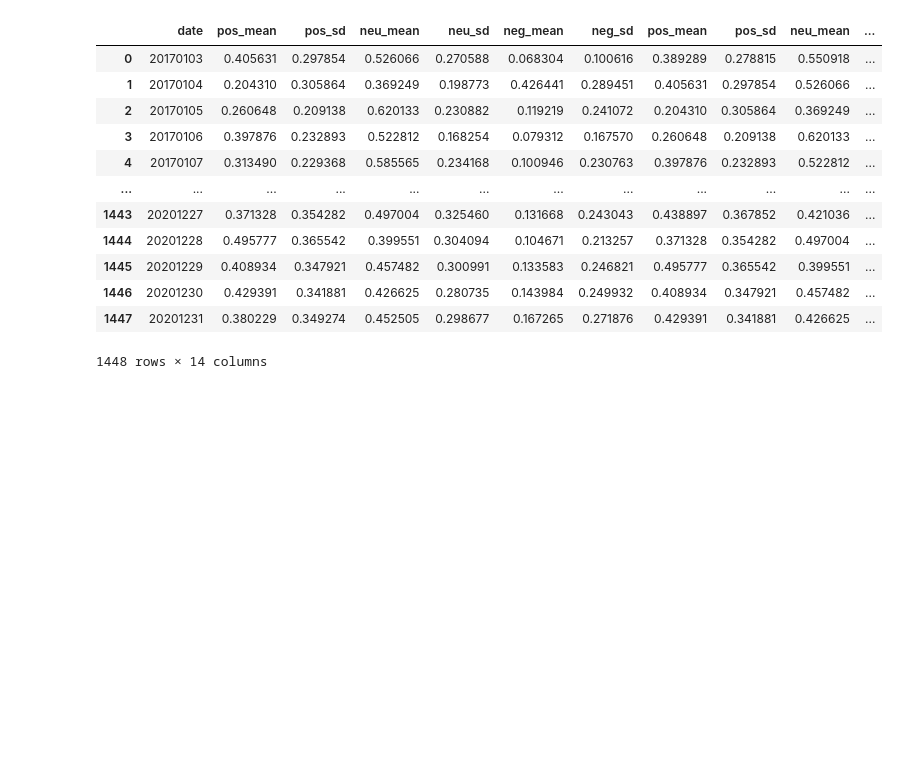
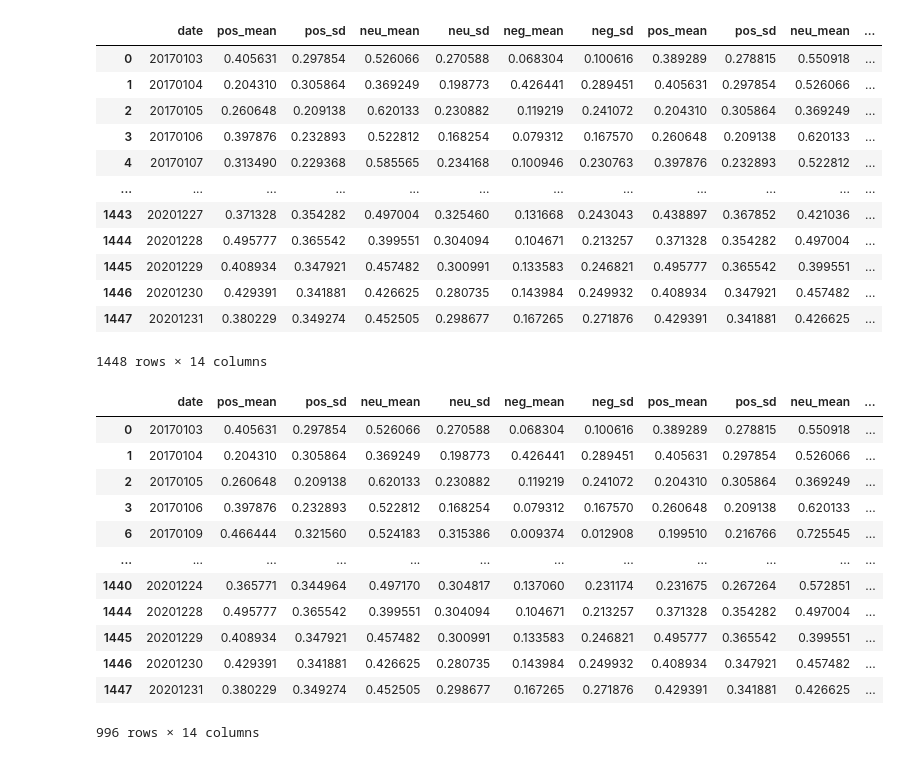
Before and after one commit to nbowen3/cs475_project, a Jupyter notebook: Find_label.ipynb, the cells around one changed output. Cells and saved outputs as stored; diff of their text form; code cells hidden in the pictures; blank space fills up the shorter version.

```diff
--- a/Find_label.ipynb
+++ b/Find_label.ipynb
@@ -95,3 +90,20 @@ dataframe
 | 1446 | 20201230 | 0.429391 | 0.341881 | 0.426625 | 0.280735 | 0.143984 | 0.249932 | 0.408934 | 0.347921 | 0.457482 | ... |
 | 1447 | 20201231 | 0.380229 | 0.349274 | 0.452505 | 0.298677 | 0.167265 | 0.271876 | 0.429391 | 0.341881 | 0.426625 | ... |
 1448 rows × 14 columns
+# %%
+dataframe = dataframe.dropna()
+dataframe
+# %% [output]
+|  | date | pos_mean | pos_sd | neu_mean | neu_sd | neg_mean | neg_sd | pos_mean | pos_sd | neu_mean | ... |
+| 0 | 20170103 | 0.405631 | 0.297854 | 0.526066 | 0.270588 | 0.068304 | 0.100616 | 0.389289 | 0.278815 | 0.550918 | ... |
+| 1 | 20170104 | 0.204310 | 0.305864 | 0.369249 | 0.198773 | 0.426441 | 0.289451 | 0.405631 | 0.297854 | 0.526066 | ... |
+| 2 | 20170105 | 0.260648 | 0.209138 | 0.620133 | 0.230882 | 0.119219 | 0.241072 | 0.204310 | 0.305864 | 0.369249 | ... |
+| 3 | 20170106 | 0.397876 | 0.232893 | 0.522812 | 0.168254 | 0.079312 | 0.167570 | 0.260648 | 0.209138 | 0.620133 | ... |
+| 6 | 20170109 | 0.466444 | 0.321560 | 0.524183 | 0.315386 | 0.009374 | 0.012908 | 0.199510 | 0.216766 | 0.725545 | ... |
+| ... | ... | ... | ... | ... | ... | ... | ... | ... | ... | ... | ... |
+| 1440 | 20201224 | 0.365771 | 0.344964 | 0.497170 | 0.304817 | 0.137060 | 0.231174 | 0.231675 | 0.267264 | 0.572851 | ... |
+| 1444 | 20201228 | 0.495777 | 0.365542 | 0.399551 | 0.304094 | 0.104671 | 0.213257 | 0.371328 | 0.354282 | 0.497004 | ... |
+| 1445 | 20201229 | 0.408934 | 0.347921 | 0.457482 | 0.300991 | 0.133583 | 0.246821 | 0.495777 | 0.365542 | 0.399551 | ... |
+| 1446 | 20201230 | 0.429391 | 0.341881 | 0.426625 | 0.280735 | 0.143984 | 0.249932 | 0.408934 | 0.347921 | 0.457482 | ... |
+| 1447 | 20201231 | 0.380229 | 0.349274 | 0.452505 | 0.298677 | 0.167265 | 0.271876 | 0.429391 | 0.341881 | 0.426625 | ... |
+996 rows × 14 columns
```
Also changed, not shown: parts of 4 cells of this notebook.
